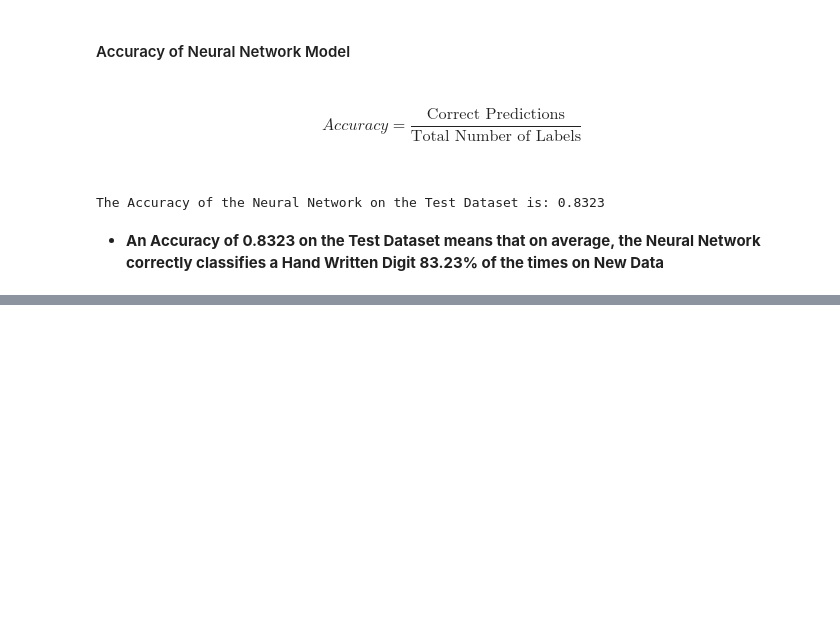
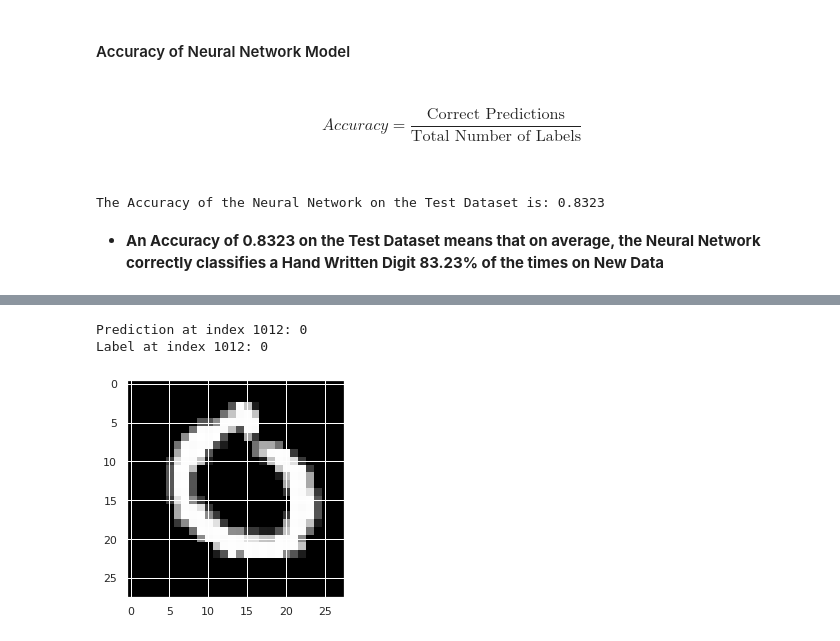
Before and after one commit to princeKike27/Digit-Recognizer, a Jupyter notebook: Digit_Recognizer.ipynb, the cells around one changed output, grey strips where cells are left out. Cells and saved outputs as stored; diff of their text form; code cells hidden in the pictures; blank space fills up the shorter version.

```diff
--- a/Digit_Recognizer.ipynb
+++ b/Digit_Recognizer.ipynb
@@ -1287,0 +1315,23 @@ The Accuracy of the Neural Network on the Test Dataset is: 0.8323
+# %%
+# prediction at index 1012
+prediction_1012 = predictions[1012]
+print(f'Prediction at index 1012: {prediction_1012}')
+
+# label at index 1012
+label_1012 = Y_test[1012]
+print(f'Label at index 1012: {label_1012}', '\n')
+
+# image at index 1012
+X_test_1012 = X_test[1012]
+# each image is 28 x 28 pixels
+img_1012 = X_test_1012.reshape(28, 28)
+
+# show img
+plt.gray()
+plt.imshow(img_1012, interpolation='nearest')
+
+plt.show()
+# %% [output]
+Prediction at index 1012: 0
+Label at index 1012: 0
+[figure, added]
```
Also changed, not shown: parts of 5 cells of this notebook.
